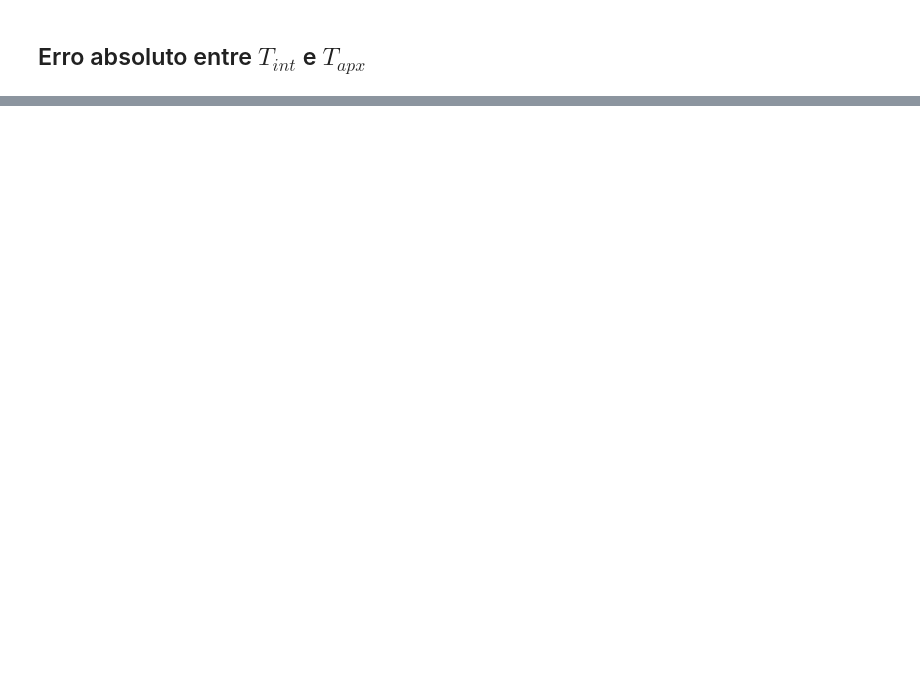
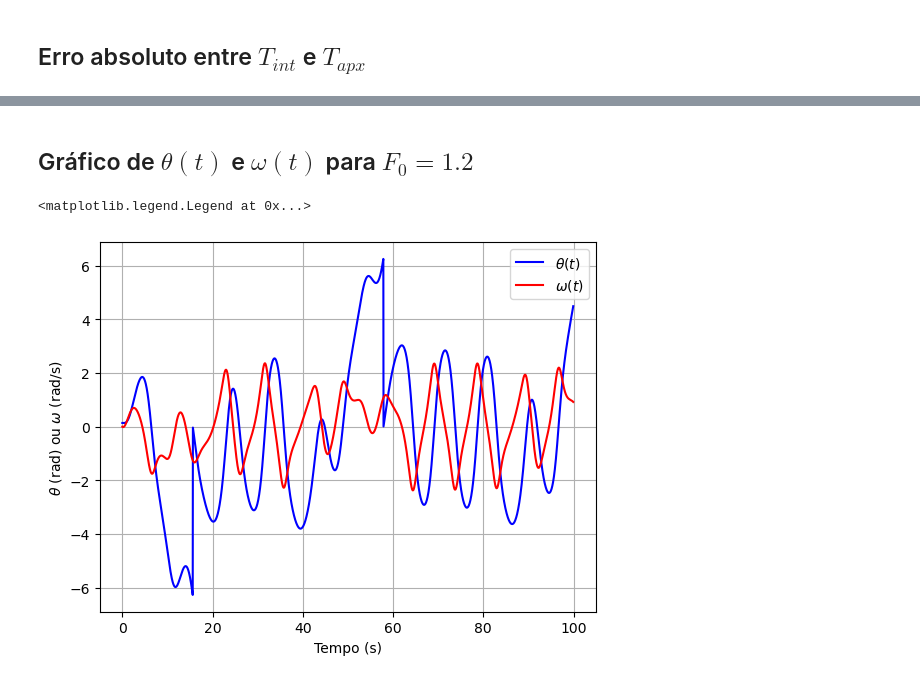
Before and after one commit to brenopelegrin/intro-fiscomp, a Jupyter notebook: projeto-4/tarefa-B/analise.ipynb, the cells around one changed output, grey strips where cells are left out. Saved outputs shown, nothing was run; the diff lists cells and outputs as text; code cells hidden in the pictures; blank space fills up the shorter version.

```diff
--- a/projeto-4/tarefa-B/analise.ipynb
+++ b/projeto-4/tarefa-B/analise.ipynb
@@ -63,0 +146,13 @@ ax3.legend()
+# %% [markdown]
+## Gráfico de $\theta(t)$ e $\omega(t)$ para $F_0 = 1.2$
+# %%
+f7, ax7 = plt.subplots()
+ax7.plot(df3['t'], df3['theta'], color='blue', label='$\\theta(t)$')
+ax7.plot(df3['t'], df3['w'], color='red', label='$\\omega(t)$')
+ax7.set_xlabel('Tempo (s)')
+ax7.set_ylabel('$\\theta$ (rad) ou $\\omega$ (rad/s)')
+ax7.grid()
+ax7.legend()
+# %% [output]
+<matplotlib.legend.Legend at 0x...>
+[figure, added]
```
Also changed, not shown: parts of 20 cells of this notebook, 19 other files.
